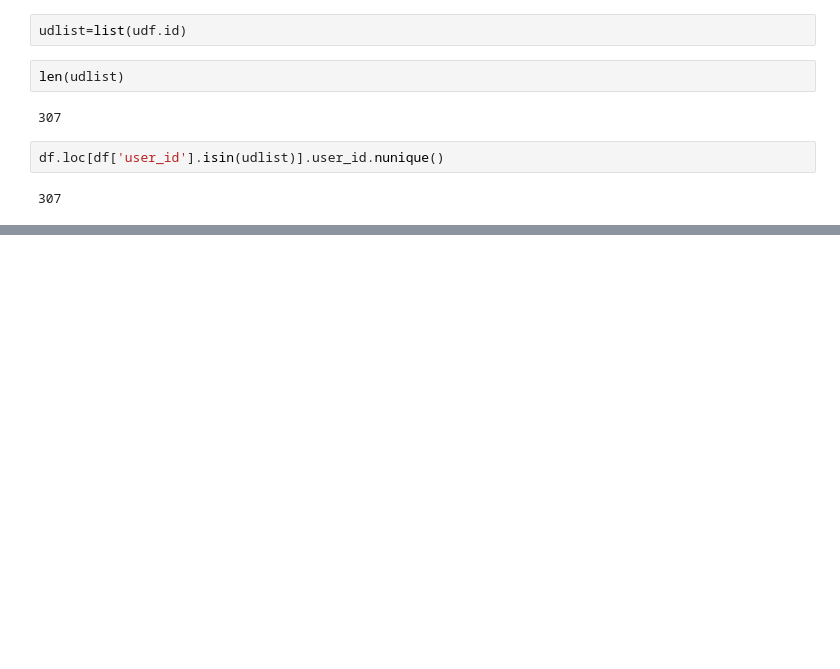
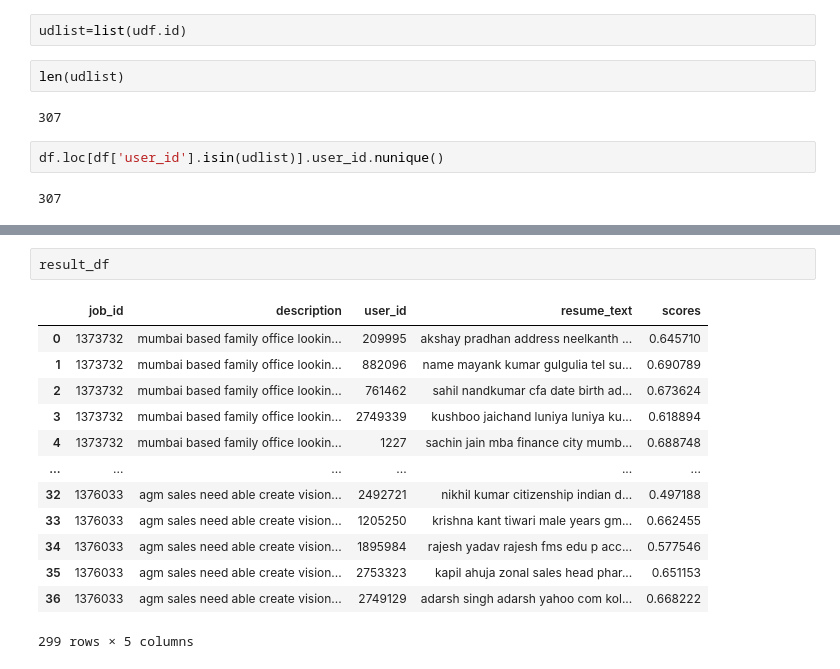
Before and after one commit to Highorbit/llama-recipes, a Jupyter notebook: examples/metric_analysis/work_detail_ranking.ipynb, the cells around one changed output, grey strips where cells are left out. Cells and saved outputs as stored; diff of their text form; blank space fills up the shorter version.

```diff
--- a/examples/metric_analysis/work_detail_ranking.ipynb
+++ b/examples/metric_analysis/work_detail_ranking.ipynb
@@ -110,0 +540,16 @@ df.user_id.nunique()
+# %%
+result_df
+# %% [output]
+|  | job_id | description | user_id | resume_text | scores |
+| 0 | 1373732 | mumbai based family office lookin... | 209995 | akshay pradhan address neelkanth ... | 0.645710 |
+| 1 | 1373732 | mumbai based family office lookin... | 882096 | name mayank kumar gulgulia tel su... | 0.690789 |
+| 2 | 1373732 | mumbai based family office lookin... | 761462 | sahil nandkumar cfa date birth ad... | 0.673624 |
+| 3 | 1373732 | mumbai based family office lookin... | 2749339 | kushboo jaichand luniya luniya ku... | 0.618894 |
+| 4 | 1373732 | mumbai based family office lookin... | 1227 | sachin jain mba finance city mumb... | 0.688748 |
+| ... | ... | ... | ... | ... | ... |
+| 32 | 1376033 | agm sales need able create vision... | 2492721 | nikhil kumar citizenship indian d... | 0.497188 |
+| 33 | 1376033 | agm sales need able create vision... | 1205250 | krishna kant tiwari male years gm... | 0.662455 |
+| 34 | 1376033 | agm sales need able create vision... | 1895984 | rajesh yadav rajesh fms edu p acc... | 0.577546 |
+| 35 | 1376033 | agm sales need able create vision... | 2753323 | kapil ahuja zonal sales head phar... | 0.651153 |
+| 36 | 1376033 | agm sales need able create vision... | 2749129 | adarsh singh adarsh yahoo com kol... | 0.668222 |
+299 rows × 5 columns
```
Also changed, not shown: parts of 57 cells of this notebook, 3 other files.
